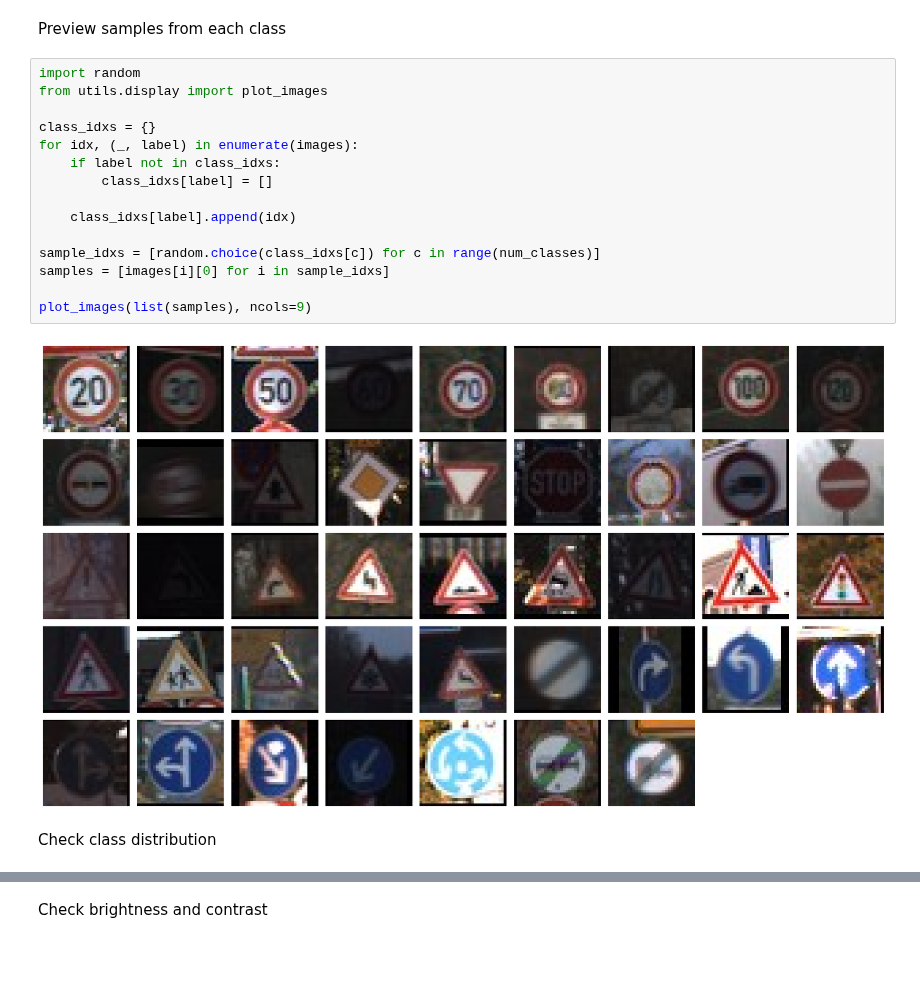
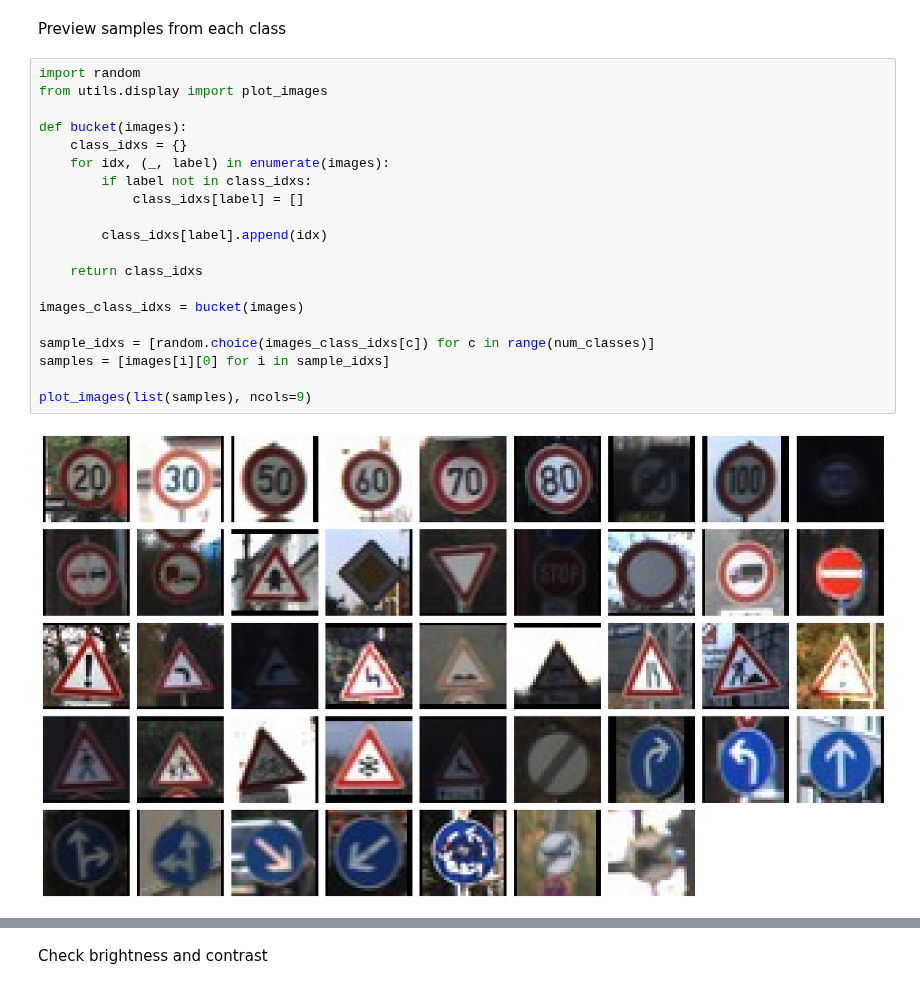
Before and after one commit to gamemeine/ssne, a Jupyter notebook: ex5/1.0-gs-data-preparation.ipynb, the cells around one changed output, grey strips where cells are left out. Cells and saved outputs as stored; diff of their text form; blank space fills up the shorter version.

```diff
--- a/ex5/1.0-gs-data-preparation.ipynb
+++ b/ex5/1.0-gs-data-preparation.ipynb
@@ -19,19 +22,22 @@ Preview samples from each class
 # %%
 import random
 from utils.display import plot_images
 
-class_idxs = {}
-for idx, (_, label) in enumerate(images):
-    if label not in class_idxs:
-        class_idxs[label] = []
+def bucket(images):
+    class_idxs = {}
+    for idx, (_, label) in enumerate(images):
+        if label not in class_idxs:
+            class_idxs[label] = []
 
-    class_idxs[label].append(idx)
+        class_idxs[label].append(idx)
 
-sample_idxs = [random.choice(class_idxs[c]) for c in range(num_classes)]
+    return class_idxs
+
+images_class_idxs = bucket(images)
+
+sample_idxs = [random.choice(images_class_idxs[c]) for c in range(num_classes)]
 samples = [images[i][0] for i in sample_idxs]
 
 plot_images(list(samples), ncols=9)
 # %% [output]
-[figure, old version]
+[figure, new version]
-# %% [markdown]
-Check class distribution
```
Also changed, not shown: parts of 10 cells of this notebook, 10 other files.
